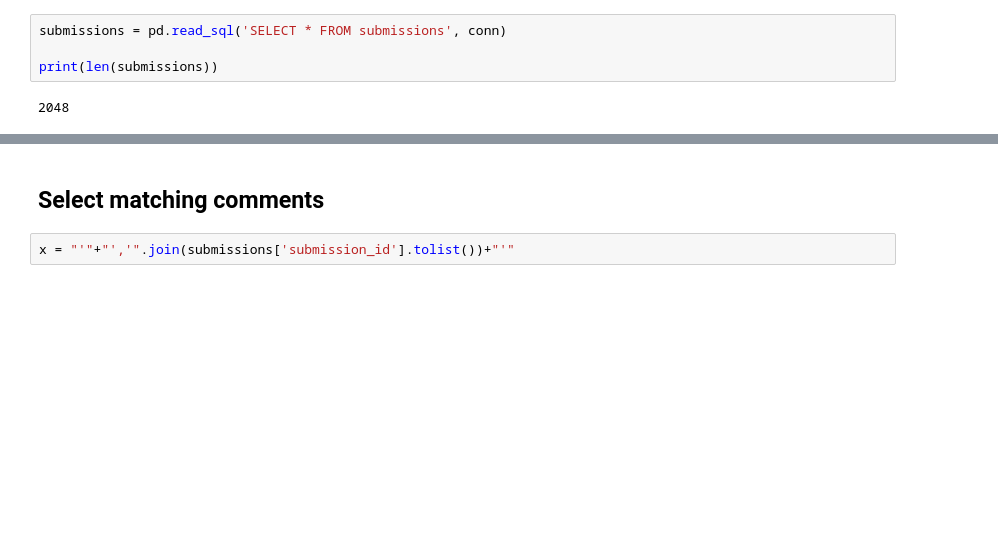
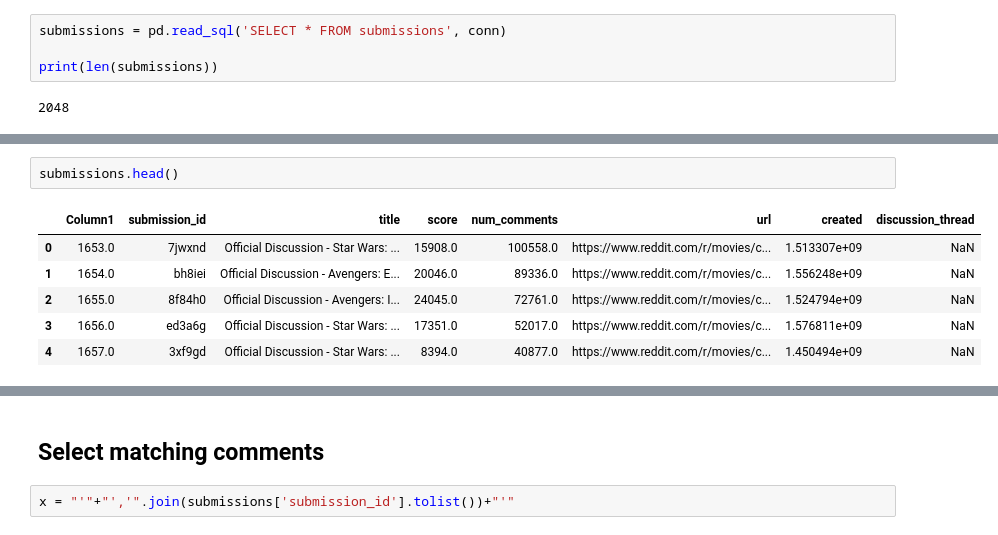
Before and after one commit to jarikstam/rmss_thesis, a Jupyter notebook: 3a_select_submissions_and_tokenize_comments.ipynb, the cells around one changed output, grey strips where cells are left out. Cells and saved outputs as stored; diff of their text form; blank space fills up the shorter version.

```diff
--- a/3a_select_submissions_and_tokenize_comments.ipynb
+++ b/3a_select_submissions_and_tokenize_comments.ipynb
@@ -32,0 +49,9 @@ print(len(submissions))
+# %%
+submissions.head()
+# %% [output]
+|  | Column1 | submission_id | title | score | num_comments | url | created | discussion_thread |
+| 0 | 1653.0 | 7jwxnd | Official Discussion - Star Wars: ... | 15908.0 | 100558.0 | https://www.reddit.com/r/movies/c... | 1.513307e+09 | NaN |
+| 1 | 1654.0 | bh8iei | Official Discussion - Avengers: E... | 20046.0 | 89336.0 | https://www.reddit.com/r/movies/c... | 1.556248e+09 | NaN |
+| 2 | 1655.0 | 8f84h0 | Official Discussion - Avengers: I... | 24045.0 | 72761.0 | https://www.reddit.com/r/movies/c... | 1.524794e+09 | NaN |
+| 3 | 1656.0 | ed3a6g | Official Discussion - Star Wars: ... | 17351.0 | 52017.0 | https://www.reddit.com/r/movies/c... | 1.576811e+09 | NaN |
+| 4 | 1657.0 | 3xf9gd | Official Discussion - Star Wars: ... | 8394.0 | 40877.0 | https://www.reddit.com/r/movies/c... | 1.450494e+09 | NaN |
```
Also changed, not shown: parts of 19 cells of this notebook, 7 other files.
